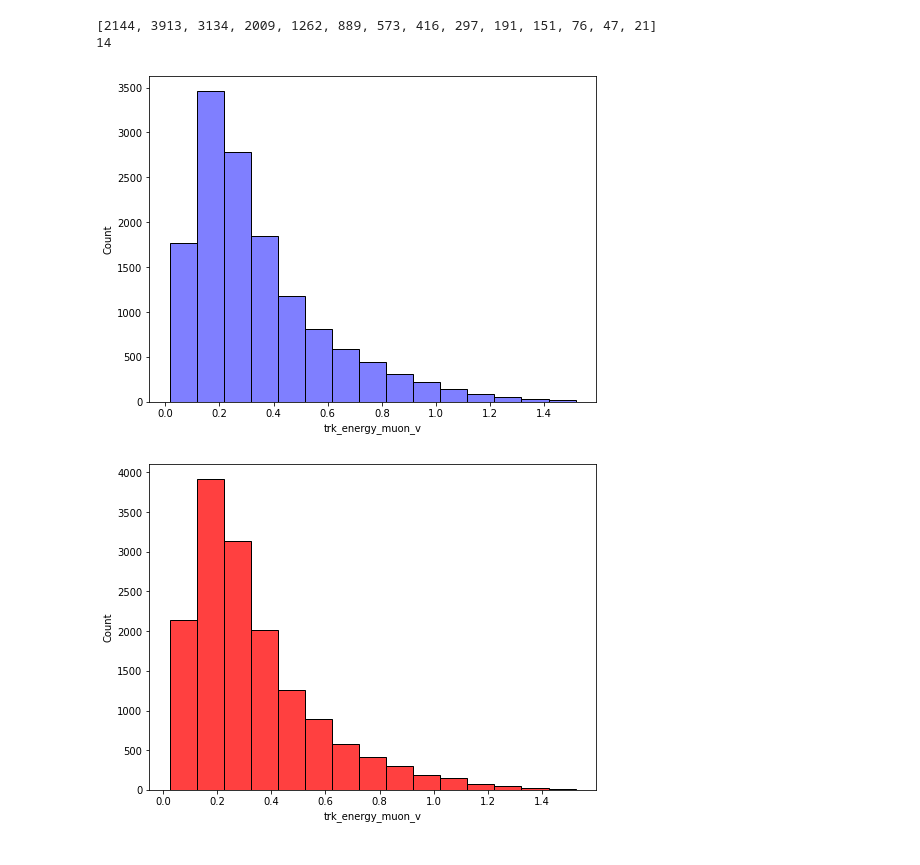
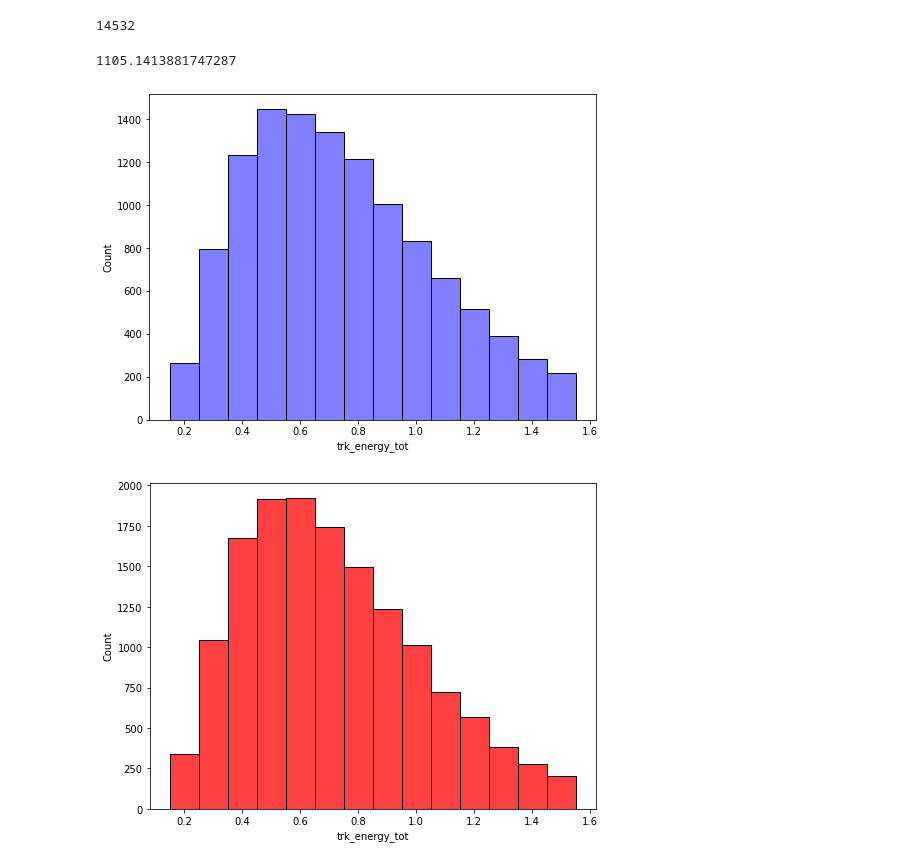
Before and after one commit to finnerudo/MScproject, a Jupyter notebook: Plotting_numu.ipynb, the cells around one changed output. Drawn from its saved outputs; the diff is of its cells as text; code cells hidden in the pictures.

```diff
--- a/Plotting_numu.ipynb
+++ b/Plotting_numu.ipynb
@@ -279 +188,5 @@ def selection_cut_ext(df_cut, weightTuneBool = True):
+# %%
+df_data = neutrino_energy(df_nu_tree_fhc)
+df_data_real = neutrino_energy(data_tree)
+df_data_EXT = neutrino_energy(EXT_tree)
 # %%
@@ -304,17 +213,0 @@ pd.set_option('display.max_rows', 200)
-# %%
-
-
-
-
-
-df_data = selection_cut_MC(df_nu_org_fhc, weightTuneBool=False)
-df_data_real = selection_cut(data_nu_org_fhc, weightTuneBool=False)
-df_data_EXT = selection_cut_ext(EXT_nu_org_fhc, weightTuneBool=False)
-#df_data_sub = selection_cut_subrun(data_nu_org_sub, weightTuneBool=False)
-
-
-
-
-#col_one_list = df_data['trk_energy_muon'].tolist()
-
-#print(f"\ncol_one_list:\n{col_one_list}\ntype:{type(col_one_list)}")
@@ -343,36 +214,42 @@ df_data_real.head(50)
 # %%
 #this is with full run
 
 
 
 
 #Get height of MC bins
 MC_figure = plt.figure(figsize=(8,6))
-MC = sns.histplot(data=df_data, x='trk_energy_muon_v', binwidth = 0.1, color = 'blue', alpha = 0.5, weights = 1/5.214, multiple = "layer", palette = 'deep')
+bins=[0.15,0.25,0.35,0.45,0.55,0.65,0.75,0.85,0.95, 1.05, 1.15, 1.25, 1.35, 1.45, 1.55]
+MC = sns.histplot(data=df_data, x='trk_energy_tot', bins=bins, color = 'blue', alpha = 0.5, weights = 1/6.29, multiple = "layer", palette = 'deep')
+bins_array = np.array(bins)
+bins_position = (bins_array[:-1] + bins_array[1:]) / 2
 MC_bars = MC.patches
 heights_MC = [patch.get_height() for patch in MC_bars]
 y = heights_MC[:14]
-#print(heights_MC)
+
 
 
 #Get height of bins
 Real_figure = plt.figure(figsize=(8,6))
-Data = sns.histplot(data=df_data_real, x='trk_energy_muon_v', color= 'red', binwidth = 0.1, multiple = 'layer', palette = "Set1")
+Data = sns.histplot(data=df_data_real, x='trk_energy_tot', bins=bins, color= 'red', multiple = 'layer', palette = "Set1")
 bars = Data.patches
 heights = [patch.get_height() for patch in bars]
 y_real = heights[:14]
-print(y_real)
+y_real = np.array(y_real)
+print(np.sum(y_real))
 
 #Height of bin for EXT file
 EXT_figure = plt.figure(figsize=(8,6))
-EXT = sns.histplot(data=df_data_EXT, x='trk_energy_muon_v', binwidth = 0.1, color = 'red', alpha = 0.5, weights = 1/2.07, palette = 'deep')
+EXT = sns.histplot(data=df_data_EXT, x='trk_energy_tot', bins=bins, color = 'red', alpha = 0.5, weights = 1/3.89, palette = 'deep')
 bars = EXT.patches
 heights_EXT = [patch.get_height() for patch in bars]
 y_EXT = heights_EXT[:14]
 
-print(len(y_EXT))
+MC_EXT_bins = np.add(heights_MC,heights_EXT)
+
+np.sum(y_EXT)
 # %% [output]
-[2144, 3913, 3134, 2009, 1262, 889, 573, 416, 297, 191, 151, 76, 47, 21]
-14
+14532
+1105.1413881747287
-[figure, old version]
+[figure, new version]
-[figure, old version]
+[figure, new version]
```
Also changed, not shown: parts of 18 cells of this notebook, 2 other files.
